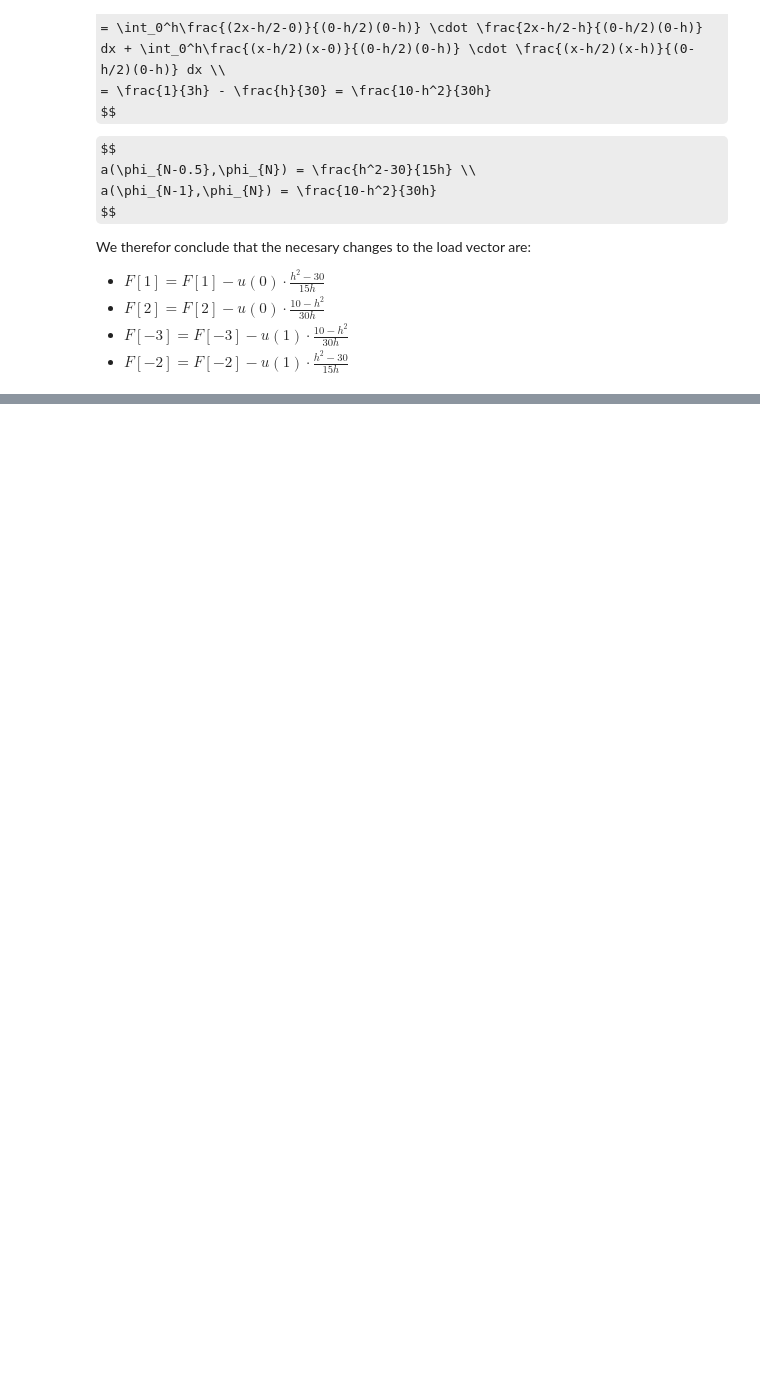
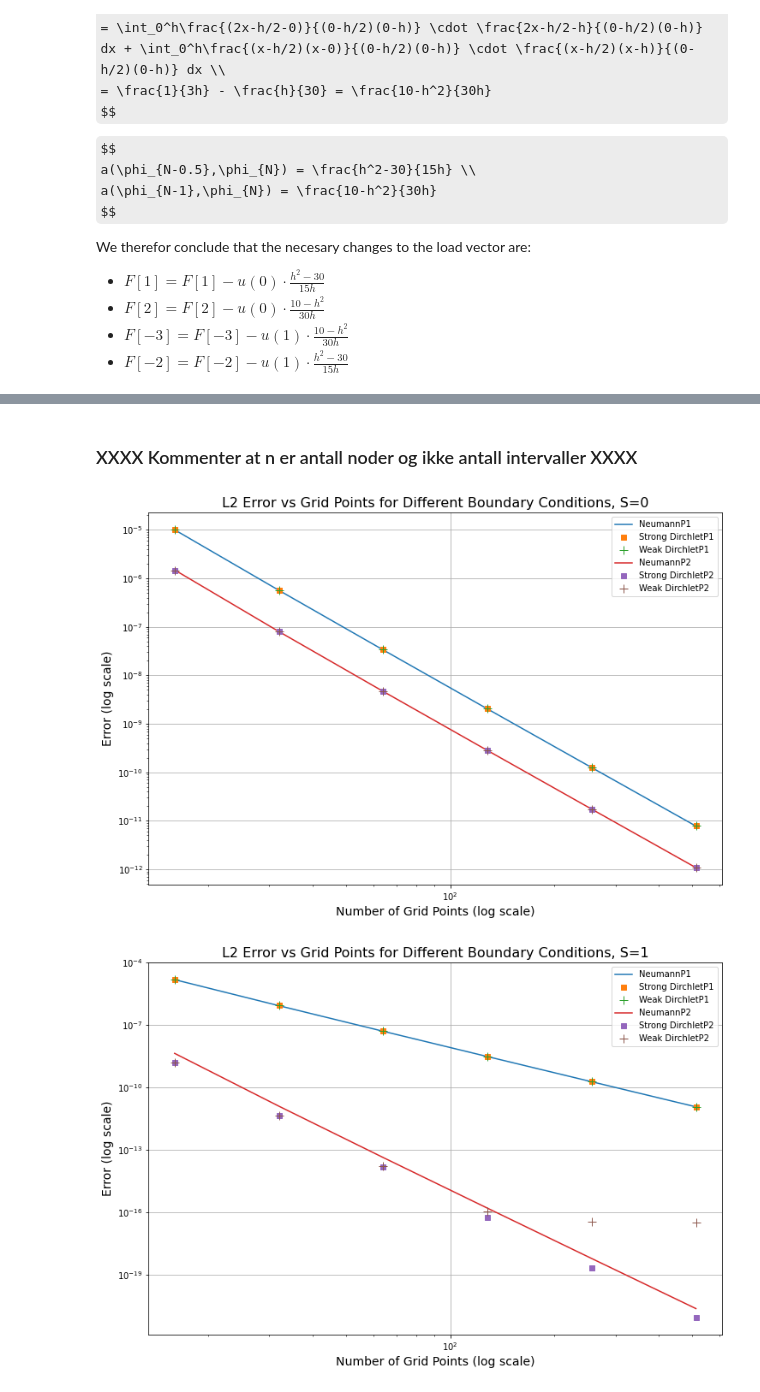
Before and after one commit to augustskog/TMA4220-Project-1, a Jupyter notebook: Project 1.ipynb, the cells around one changed output, grey strips where cells are left out. Saved outputs shown, nothing was run; the diff lists cells and outputs as text; code cells hidden in the pictures; some formulas as TeX source; blank space fills up the shorter version.

```diff
--- a/Project 1.ipynb
+++ b/Project 1.ipynb
@@ -692,0 +755,2 @@ plt.show()
+# %% [markdown]
+### XXXX Kommenter at n er antall noder og ikke antall intervaller XXXX
@@ -692,0 +818,53 @@ plt.show()
+# %%
+def RHS(x):
+    return np.sin(4*np.pi*x)*(1/(4*np.pi)+4*np.pi)
+def AnalyticalSolution(x):
+    return np.sin(4*np.pi*x)/(4*np.pi)
+
+ListOfGridpoints = np.array([2**4,2**5,2**6,2**7,2**8,2**9])
+for i in range(2):
+    s=i
+    ListOFErrorsN1 = []
+    ListOFErrorsSD1 = []
+    ListOFErrorsWD1 = []
+    ListOFErrorsN2 = []
+    ListOFErrorsSD2 = []
+    ListOFErrorsWD2 = []
+    for n in ListOfGridpoints:
+        mesh = np.linspace(0,1,n)
+        newMesh = np.linspace(0,1,2*n-1)
+        p=1
+        ApproxSolutionN, errorN = computeError1D(mesh, s, p, AnalyticalSolution, RHS,"Neumann")
+        ApproxSolutionSD, errorSD = computeError1D(mesh, s, p, AnalyticalSolution, RHS,"SDirchlet")
+        ApproxSolutionWD, errorWD = computeError1D(mesh, s, p, AnalyticalSolution, RHS, "WDirchlet")
+
+        ListOFErrorsN1.append(errorN)
+        ListOFErrorsSD1.append(errorSD)
+        ListOFErrorsWD1.append(errorWD)
+
+        p=2
+        ApproxSolutionN, errorN = computeError1D(mesh, s, p, AnalyticalSolution, RHS,"Neumann")
+        ApproxSolutionSD, errorSD = computeError1D(mesh, s, p, AnalyticalSolution, RHS,"SDirchlet")
+        ApproxSolutionWD, errorWD = computeError1D(mesh, s, p, AnalyticalSolution, RHS, "WDirchlet")
+
+        ListOFErrorsN2.append(errorN)
+        ListOFErrorsSD2.append(errorSD)
+        ListOFErrorsWD2.append(errorWD)
+
+    plt.figure(figsize=(12, 8))
+    plt.grid()
+    plt.title(f"L2 Error vs Grid Points for Different Boundary Conditions, S={i}", fontsize=16)
+    plt.xlabel("Number of Grid Points (log scale)", fontsize=14)
+    plt.ylabel("Error (log scale)", fontsize=14)
+    plt.loglog(ListOfGridpoints,ListOFErrorsN1, label="NeumannP1")
+    plt.loglog(ListOfGridpoints,ListOFErrorsSD1,"s",label="Strong DirchletP1")
+    plt.loglog(ListOfGridpoints,ListOFErrorsWD1, "+", label="Weak DirchletP1", markersize=10)
+
+    plt.loglog(ListOfGridpoints,ListOFErrorsN2, label="NeumannP2")
+    plt.loglog(ListOfGridpoints,ListOFErrorsSD2,"s",label="Strong DirchletP2")
+    plt.loglog(ListOfGridpoints,ListOFErrorsWD2, "+", label="Weak DirchletP2", markersize=10)
+    plt.legend()
+    plt.show()
+# %% [output]
+[figure, added]
+[figure, added]
```
Also changed, not shown: parts of 14 cells of this notebook.
